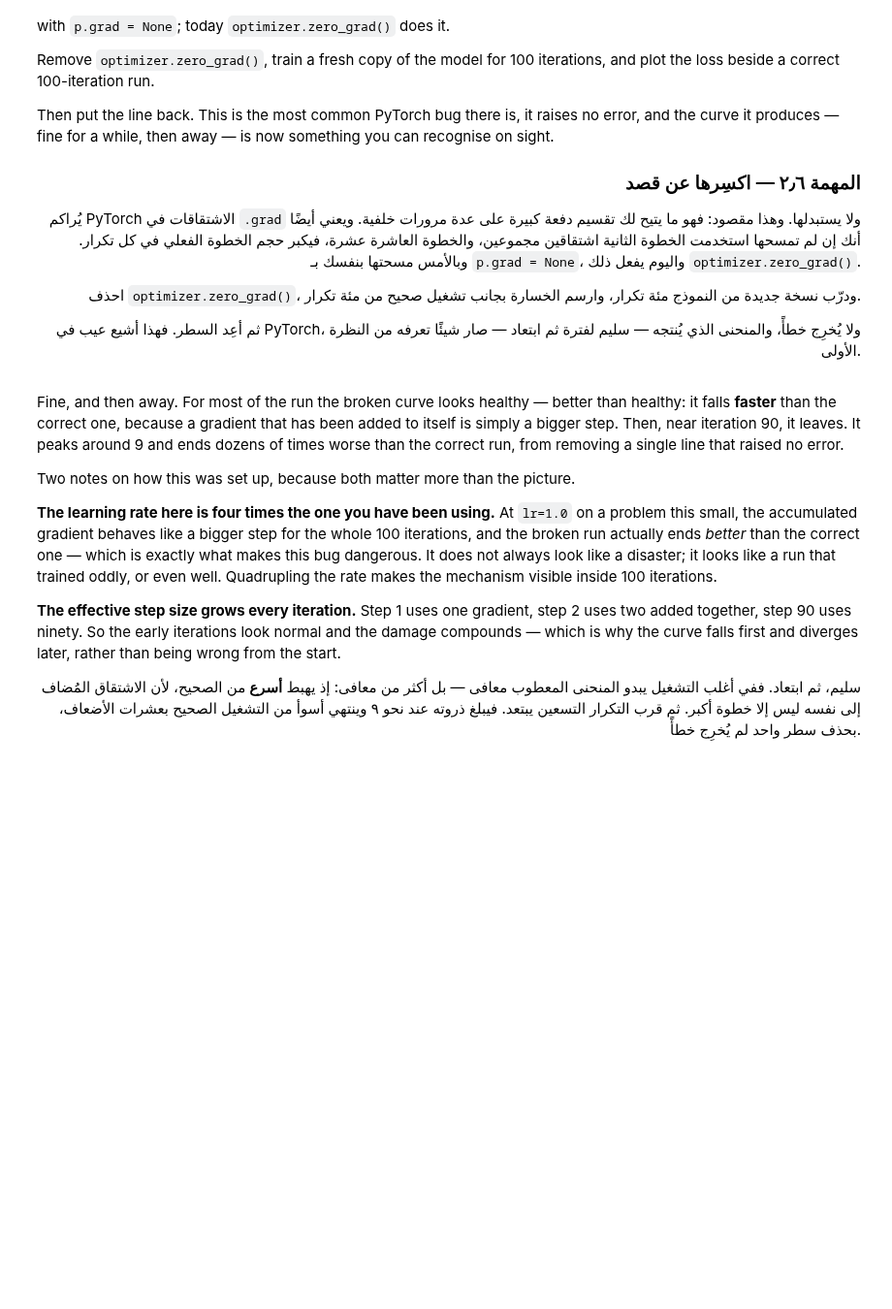
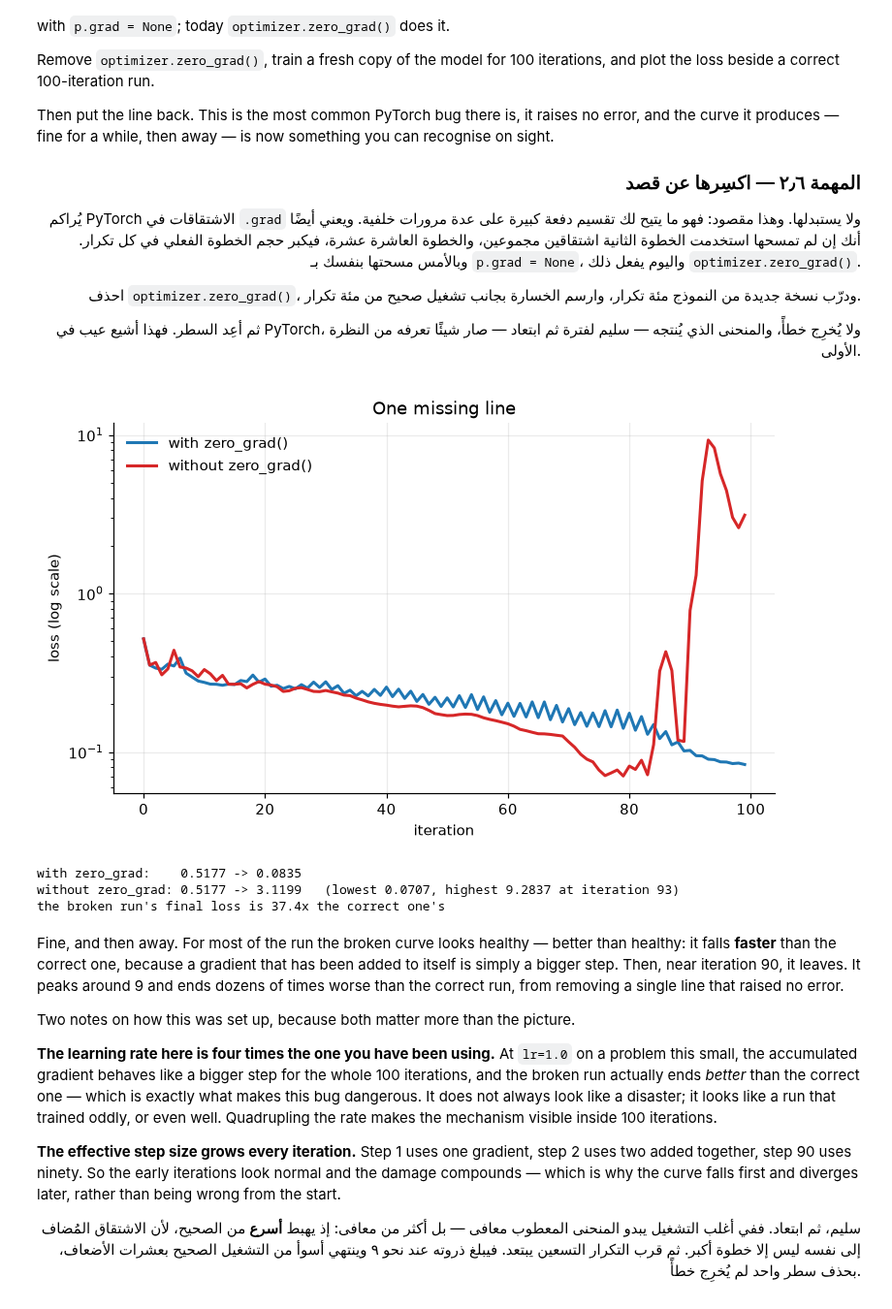
Before and after one commit to 507ahmed507-afk/AIEP_Olo_student, a Jupyter notebook: week_3_neural_networks/labs/D4_pytorch/D4_pytorch_blank.ipynb, the cells around one changed output. Shown at 97% size. Drawn from its saved outputs; the diff is of its cells as text; code cells hidden in the pictures; blank space fills up the shorter version.

```diff
--- a/week_3_neural_networks/labs/D4_pytorch/D4_pytorch_blank.ipynb
+++ b/week_3_neural_networks/labs/D4_pytorch/D4_pytorch_blank.ipynb
@@ -818,33 +927,55 @@ curve it produces — fine for a while, then away — is now something you can r
 # ────────────────────────────────────────────────────────────────────
 
 BREAK_LR = 4 * LR   # see the note below the plot
 BREAK_ITERATIONS = 100
 def fresh_model():
     """A new model loaded with yesterday's starting weights. Both runs start here."""
     m = Net()
     with torch.no_grad():
         m.fc1.weight.copy_(INIT["W1"].T)
         m.fc1.bias.copy_(INIT["b1"])
         m.fc2.weight.copy_(INIT["W2"].T)
         m.fc2.bias.copy_(INIT["b2"])
     return m
 # TODO: Write train_briefly(iterations, zero_grad=True, lr=BREAK_LR) -> losses.
 # مهمة: اكتب `train_briefly(iterations, zero_grad=True, lr=BREAK_LR)` ← الخسائر.
+def train_briefly(iterations, zero_grad=True, lr=BREAK_LR):
+    m = fresh_model()
+    opt = torch.optim.SGD(m.parameters(), lr=lr)
+    losses = []
+
+    for _ in range(iterations):
+        if zero_grad:
+            opt.zero_grad()
+        loss = criterion(m(X), y)
+        loss.backward()
+        opt.step()
+        losses.append(loss.item())
+
+    return torch.tensor(losses)
+
+correct_run = train_briefly(BREAK_ITERATIONS, zero_grad=True)
+broken_run = train_briefly(BREAK_ITERATIONS, zero_grad=False)
 fig, ax = plt.subplots(figsize=(8, 4.5))
 ax.semilogy(correct_run, color=PALETTE[0], linewidth=2, label="with zero_grad()")
 ax.semilogy(broken_run, color=PALETTE[3], linewidth=2,
             label="without zero_grad()")
 ax.set_xlabel("iteration")
 ax.set_ylabel("loss (log scale)")
 ax.set_title("One missing line")
 ax.legend()
 plt.show()
 print(f"with zero_grad:    {correct_run[0]:.4f} -> {correct_run[-1]:.4f}")
 print(f"without zero_grad: {broken_run[0]:.4f} -> {broken_run[-1]:.4f}   "
       f"(lowest {broken_run.min():.4f}, highest {broken_run.max():.4f} "
       f"at iteration {int(broken_run.argmax())})")
 print(f"the broken run's final loss is "
       f"{broken_run[-1] / correct_run[-1]:.1f}x the correct one's")
+# %% [output]
+[figure, added]
+with zero_grad:    0.5177 -> 0.0835
+without zero_grad: 0.5177 -> 3.1199   (lowest 0.0707, highest 9.2837 at iteration 93)
+the broken run's final loss is 37.4x the correct one's
 # %% [markdown]
 Fine, and then away. For most of the run the broken curve looks healthy — better than healthy: it
 falls **faster** than the correct one, because a gradient that has been added to itself is simply a
```
Also changed, not shown: parts of 14 cells of this notebook.
